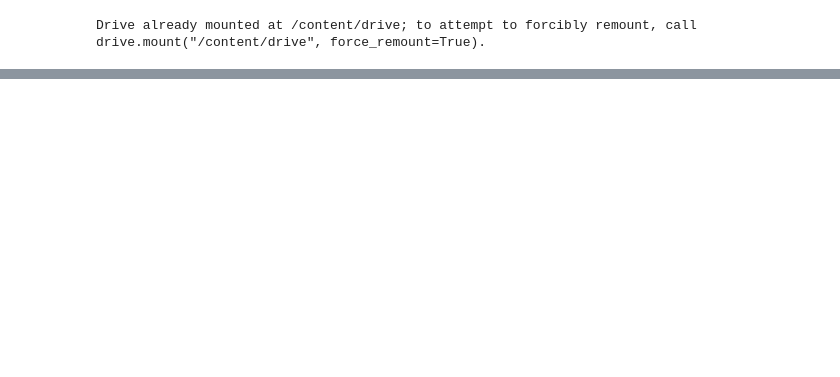
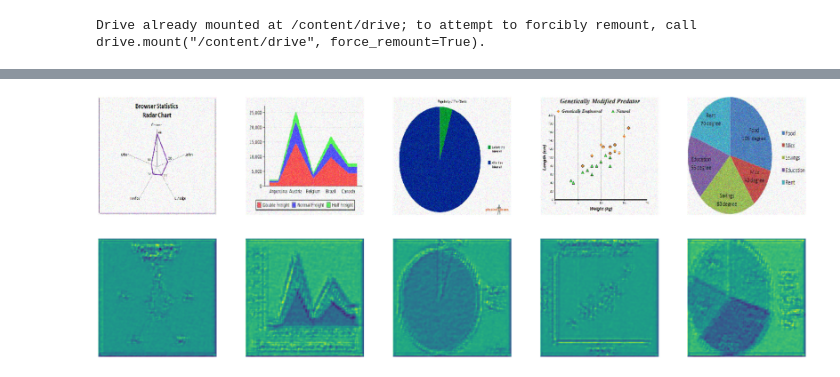
Before and after one commit to anirudh-g/Msc-Data-science, a Jupyter notebook: Autoencoders.ipynb, the cells around one changed output, grey strips where cells are left out. Cells and saved outputs as stored; diff of their text form; code cells hidden in the pictures; blank space fills up the shorter version.

```diff
--- a/Autoencoders.ipynb
+++ b/Autoencoders.ipynb
@@ -133,0 +107,7 @@ ValueError: ignored
+# %%
+autoencoder.fit(train_noisy,
+                epochs=epochs,
+                steps_per_epoch = train_generator.samples // batch_size,
+                verbose=1,
+                validation_data= val_noisy,
+                validation_steps= validation_generator.samples // batch_size)
@@ -133,0 +130,24 @@ ValueError: ignored
+# %%
+X, y = next(val_noisy)
+# %%
+decode_img = autoencoder.predict(X)
+# %%
+import matplotlib.pyplot as plt
+import tensorflow as tf
+
+
+n = 5
+
+plt.figure(figsize=(40, 15))
+for i in range(n):
+    ax = plt.subplot(2, n, i + 1)
+    plt.imshow(X[i])
+    ax.axis('off')
+
+    ax = plt.subplot(2, n, i + n + 1)
+    plt.imshow(np.squeeze(decode_img[i]))
+    ax.axis('off')
+
+plt.show()
+# %% [output]
+[figure, added]
```
Also changed, not shown: parts of 11 cells of this notebook.
